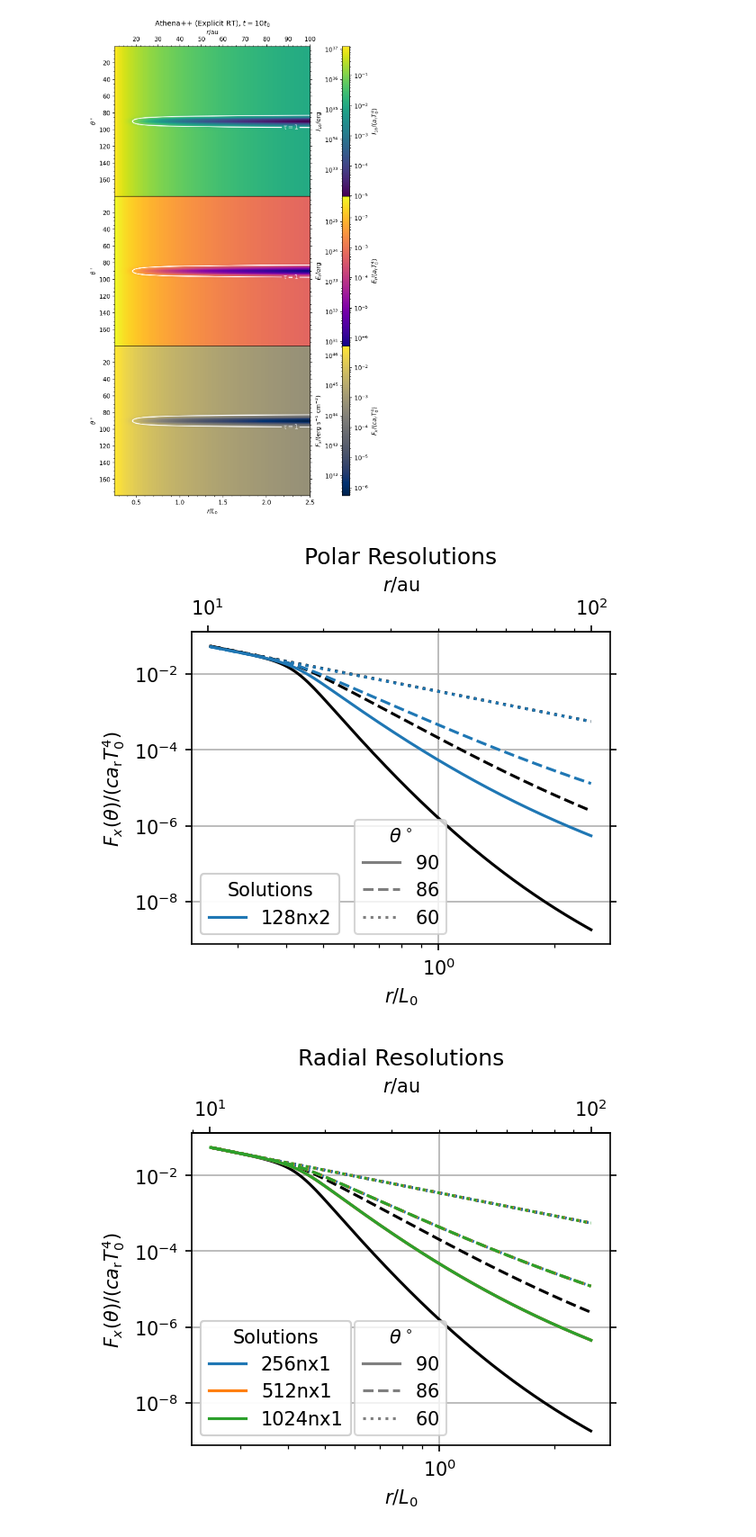
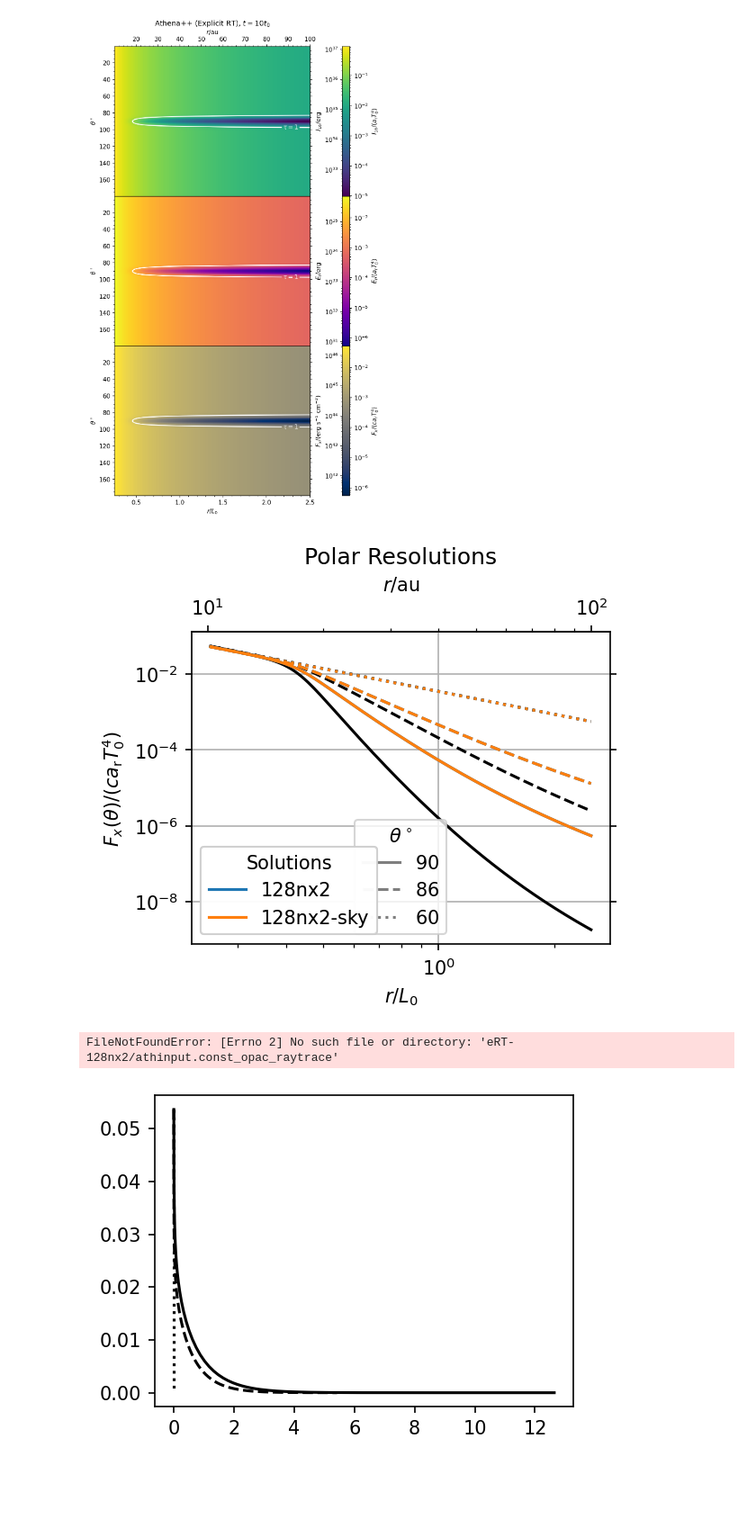
Before and after one commit to sabaronett/rad-hydro, a Jupyter notebook: athena/dev/yanfeij/const_opac_raytrace/implicit/crat1/ImplicitRTComparisonCrat1.ipynb, the cells around one changed output. Shown at 90% size. Cells and saved outputs as stored; diff of their text form; code cells hidden in the pictures; blank space fills up the shorter version.

```diff
--- a/athena/dev/yanfeij/const_opac_raytrace/implicit/crat1/ImplicitRTComparisonCrat1.ipynb
+++ b/athena/dev/yanfeij/const_opac_raytrace/implicit/crat1/ImplicitRTComparisonCrat1.ipynb
@@ -590,7 +590,7 @@ cs = ['tab:blue', 'tab:orange', 'tab:green', 'tab:red', 'tab:purple',
 theta_degs = [90, 86, 60]
 lss = ['solid', 'dashed', 'dotted']
 c_solns, ls_thetas = [], []
-runs = ['128nx2']#, '256nx2', '512nx2']
+runs = ['128nx2', '128nx2-sky']#, '256nx2', '512nx2']
 
 for th, theta_deg in enumerate(theta_degs):
     # Plot analytic solution
@@ -637,7 +637,7 @@ ax.set(xlabel=r'$r/L_0$', xscale='log', yscale='log', title='Polar Resolutions',
 ax.tick_params(axis='both', which='both', right=True)
 # plt.savefig('figs/frame.jpg', bbox_inches='tight')
 # %% [output]
-[figure, old version]
+[figure, new version]
 # %%
 #===============================================================================
 problem_id = 'const_opac_raytrace'
@@ -647,51 +647,50 @@ cs = ['tab:blue', 'tab:orange', 'tab:green', 'tab:red', 'tab:purple',
 theta_degs = [90, 86, 60]
 lss = ['solid', 'dashed', 'dotted']
 c_solns, ls_thetas = [], []
-runs = ['256nx1', '512nx1', '1024nx1']
+runs = ['128nx2']#, '256nx2', '512nx2']
 
 for th, theta_deg in enumerate(theta_degs):
     # Plot analytic solution
     j = int(theta_deg/rad2deg/dtheta_theo)
-    ax.plot(x1v, Fx_field_theo[j, :], color='black', ls=lss[th])
+    ax.plot(tau_field_theo[j, :], Fx_field_theo[j, :], color='black', ls=lss[th])
     ls_thetas.append(ax.plot([], [], color='tab:gray', ls=lss[th],
-                     label=rf'${theta_deg}$')[0])
+                  label=rf'${theta_deg}$')[0])
 
 # c_solns.append(ax.plot([], [], color='black', label='Analytic')[0])
 
 # Read and plot explicit RT Athena++ solutions
 for i, run in enumerate(runs):
   path = f'eRT-{run}'
   athinput = athena_read.athinput(f'{path}/athinput.{problem_id}')
   dtheta = (athinput['mesh']['x2max'] - athinput['mesh']['x2min'])\
            /athinput['mesh']['nx2']
   athdf = athena_read.athdf(f'{path}/athdf/{problem_id}.out1.00001.athdf')
+  dtau = athdf['Sigma_a_0'][0]*np.diff(athdf['x1f'])
+  tau_field = np.cumsum(dtau, axis=1)
   Fx_field = athdf['Fr1'][0]
 
   for th, theta_deg in enumerate(theta_degs):
     j = int(theta_deg/rad2deg/dtheta)
-    ax.plot(athdf['x1v'], Fx_field[j, :], color=cs[i], ls=lss[th])
+    ax.plot(tau_field[j, :], Fx_field[j, :], color=cs[i], ls=lss[th])
 
   c_solns.append(ax.plot([], [], color=cs[i], label=run)[0])
 
 
 # Plot ghost points for colorless line style and add legends
 ls_legend = plt.legend(title=r'$\theta^\circ$', handles=ls_thetas,
-                       loc='lower center')
-color_legend = plt.legend(title='Solutions', handles=c_solns, loc='lower left')
+                       loc='lower left')
+color_legend = plt.legend(title='Solutions', handles=c_solns, loc='upper right')
 ax.add_artist(ls_legend)
 ax.add_artist(color_legend)
-
-# Format secondary axes in cgs
-ax_r = ax.secondary_xaxis('top', functions=(r2au, r2au))
-ax_r.minorticks_on()
-ax_r.set(xlabel=r'$r$/au')
 
 # Format (sub)plots
 ax.grid()
 ax.minorticks_on()
-ax.set(xlabel=r'$r/L_0$', xscale='log', yscale='log', title='Radial Resolutions',
+ax.set(xlabel=r'$\tau$', yscale='log',
+       title=r'Polar Resolutions, d$\tau\propto r_\mathrm{p} - r_\mathrm{m}$',
        ylabel=r'$F_x(\theta)/(ca_\mathrm{r}T_0^4)$')
-ax.tick_params(axis='both', which='both', right=True)
+ax.tick_params(axis='both', which='both', top=True, right=True)
 # plt.savefig('figs/frame.jpg', bbox_inches='tight')
 # %% [output]
+FileNotFoundError: [Errno 2] No such file or directory: 'eRT-128nx2/athinput.const_opac_raytrace'
-[figure, old version]
+[figure, new version]
```
Also changed, not shown: parts of 5 cells of this notebook.
